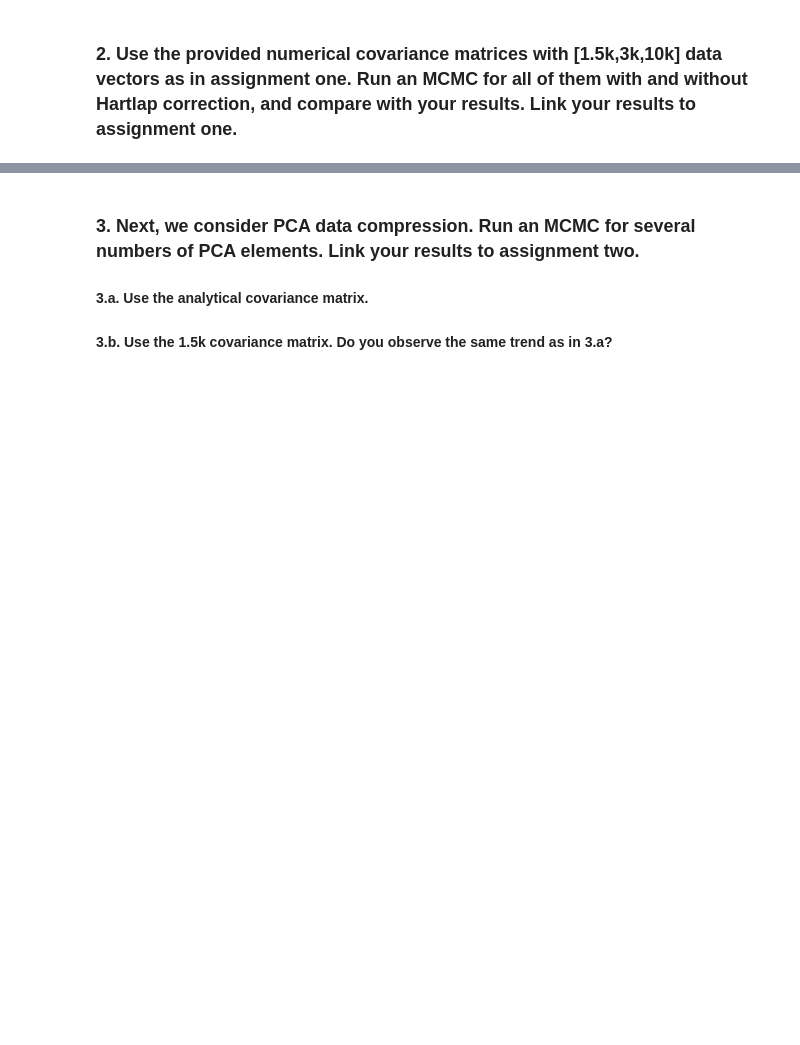
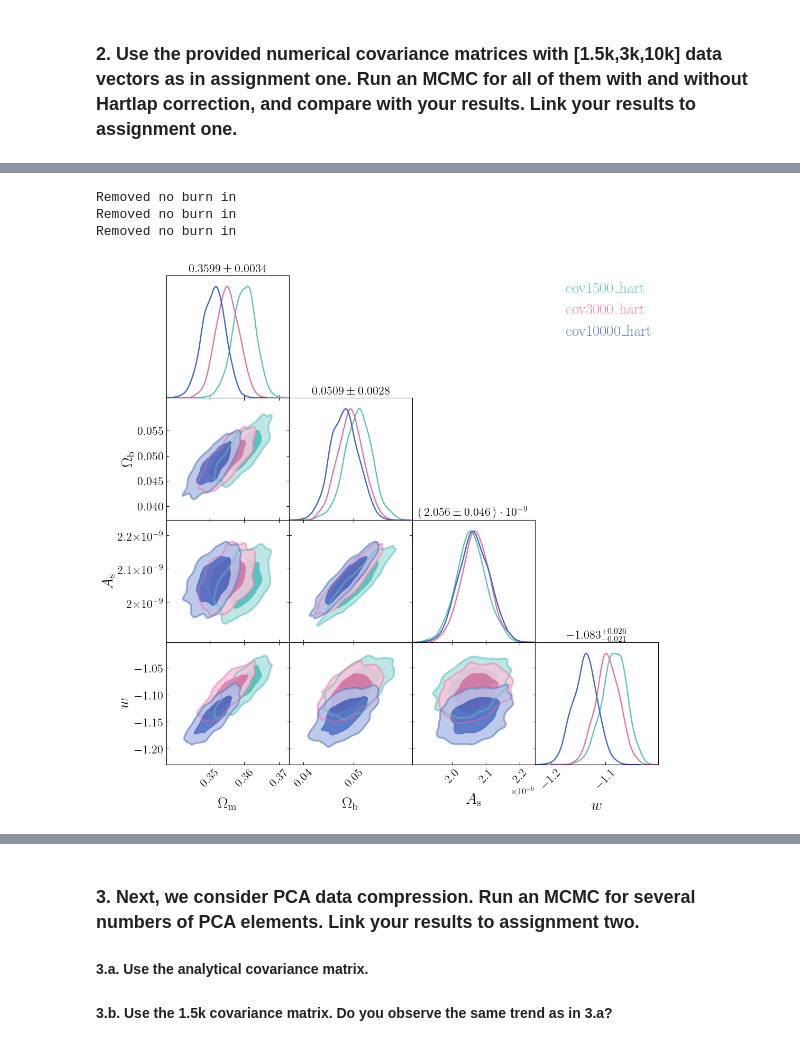
Before and after one commit to Rashaad-Reid/UWAstroStats, a Jupyter notebook: projects/2ptstat-analysis/assignments/assignment3.ipynb, the cells around one changed output, grey strips where cells are left out. Saved outputs shown, nothing was run; the diff lists cells and outputs as text; code cells hidden in the pictures; blank space fills up the shorter version.

```diff
--- a/projects/2ptstat-analysis/assignments/assignment3.ipynb
+++ b/projects/2ptstat-analysis/assignments/assignment3.ipynb
@@ -189,0 +329,9 @@ Removed no burn in
+# %%
+plot_posteriors([samples_cov1500_hart, samples_cov3000_hart, samples_cov10000_hart],
+                labels=['cov1500_hart','cov3000_hart','cov10000_hart'])
+plt.show()
+# %% [output]
+Removed no burn in
+Removed no burn in
+Removed no burn in
+[figure, added]
```
Also changed, not shown: parts of 22 cells of this notebook, 21 other files.
